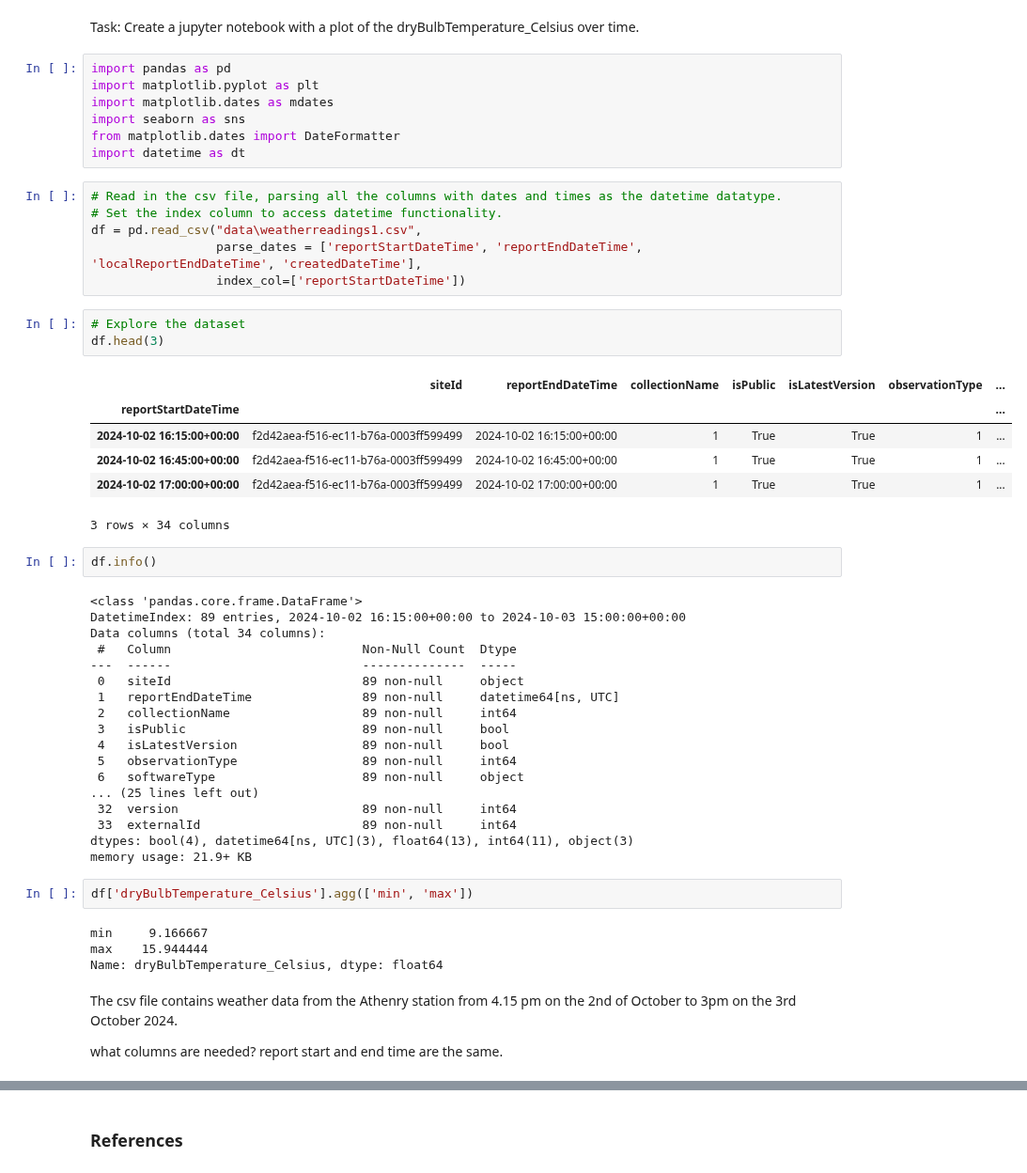
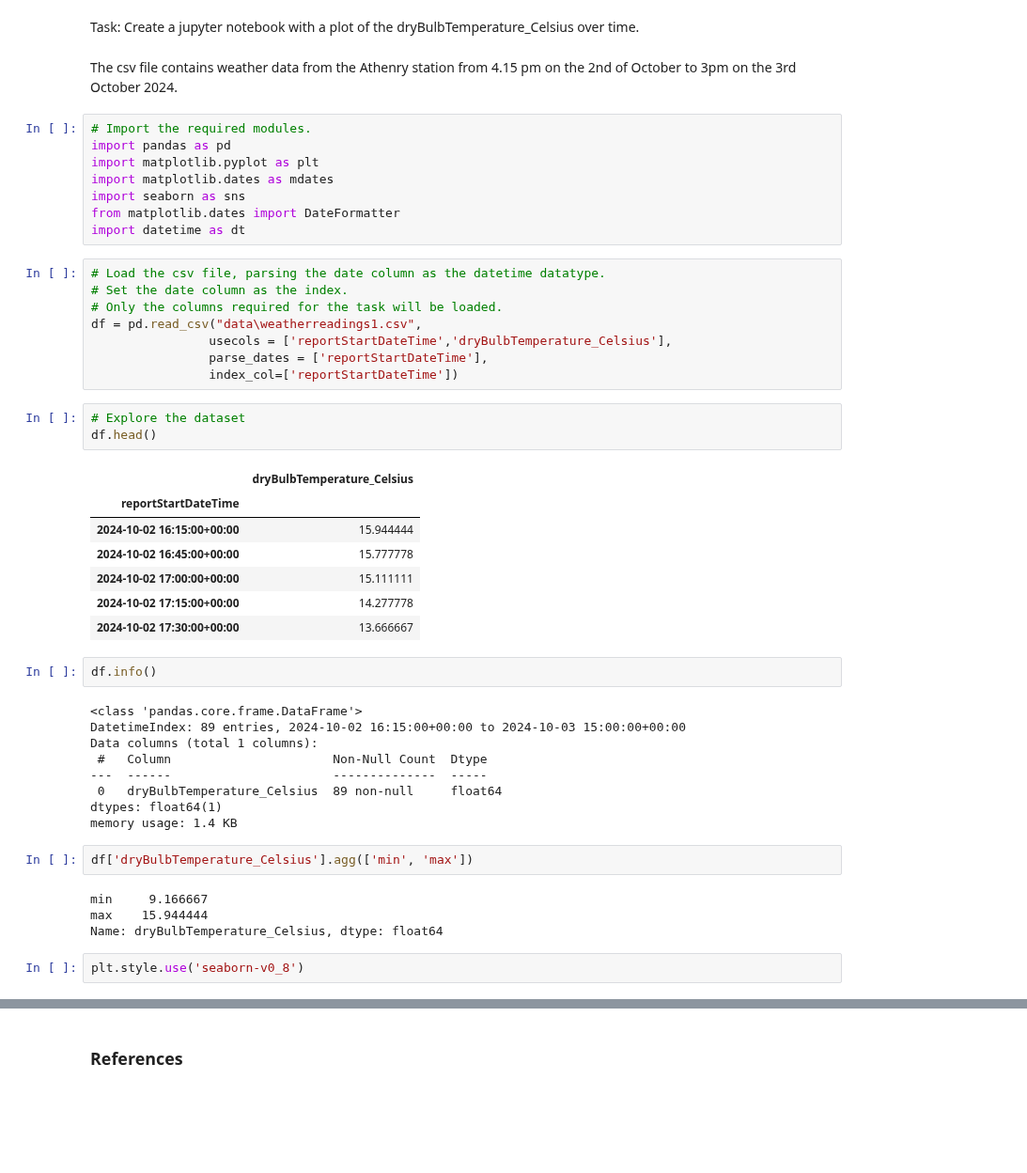
Before and after one commit to IreneKilgannon/PFDA, a Jupyter notebook: PFDA-assignments/assignment2-weather.ipynb, the cells around one changed output, grey strips where cells are left out. Shown at 94% size. Cells and saved outputs as stored; diff of their text form; blank space fills up the shorter version.

```diff
--- a/PFDA-assignments/assignment2-weather.ipynb
+++ b/PFDA-assignments/assignment2-weather.ipynb
@@ -2,7 +2,10 @@
 # Assignment 2: Weather
 # %% [markdown]
 Task: Create a jupyter notebook with a plot of the dryBulbTemperature_Celsius over time.
+# %% [markdown]
+The csv file contains weather data from the Athenry station from 4.15 pm on the 2nd of October to 3pm on the 3rd October 2024.
 # %%
+# Import the required modules.
 import pandas as pd
 import matplotlib.pyplot as plt
 import matplotlib.dates as mdates
@@ -10,48 +13,40 @@ import seaborn as sns
 from matplotlib.dates import DateFormatter
 import datetime as dt
 # %%
-# Read in the csv file, parsing all the columns with dates and times as the datetime datatype.
-# Set the index column to access datetime functionality.
+# Load the csv file, parsing the date column as the datetime datatype.
+# Set the date column as the index.
+# Only the columns required for the task will be loaded.
 df = pd.read_csv("data\weatherreadings1.csv",
-                 parse_dates = ['reportStartDateTime', 'reportEndDateTime', 'localReportEndDateTime', 'createdDateTime'],
-                 index_col=['reportStartDateTime'])
+                usecols = ['reportStartDateTime','dryBulbTemperature_Celsius'],
+                parse_dates = ['reportStartDateTime'],
+                index_col=['reportStartDateTime'])
 # %%
 # Explore the dataset
-df.head(3)
+df.head()
 # %% [output]
-|  | siteId | reportEndDateTime | collectionName | isPublic | isLatestVersion | observationType | ... |
-| reportStartDateTime |  |  |  |  |  |  | ... |
-| 2024-10-02 16:15:00+00:00 | f2d42aea-f516-ec11-b76a-0003ff599499 | 2024-10-02 16:15:00+00:00 | 1 | True | True | 1 | ... |
-| 2024-10-02 16:45:00+00:00 | f2d42aea-f516-ec11-b76a-0003ff599499 | 2024-10-02 16:45:00+00:00 | 1 | True | True | 1 | ... |
-| 2024-10-02 17:00:00+00:00 | f2d42aea-f516-ec11-b76a-0003ff599499 | 2024-10-02 17:00:00+00:00 | 1 | True | True | 1 | ... |
+|  | dryBulbTemperature_Celsius |
+| reportStartDateTime |  |
+| 2024-10-02 16:15:00+00:00 | 15.944444 |
+| 2024-10-02 16:45:00+00:00 | 15.777778 |
+| 2024-10-02 17:00:00+00:00 | 15.111111 |
+| 2024-10-02 17:15:00+00:00 | 14.277778 |
+| 2024-10-02 17:30:00+00:00 | 13.666667 |
-3 rows × 34 columns
 # %%
 df.info()
 # %% [output]
 <class 'pandas.core.frame.DataFrame'>
 DatetimeIndex: 89 entries, 2024-10-02 16:15:00+00:00 to 2024-10-03 15:00:00+00:00
-Data columns (total 34 columns):
- #   Column                          Non-Null Count  Dtype
----  ------                          --------------  -----
- 0   siteId                          89 non-null     object
- 1   reportEndDateTime               89 non-null     datetime64[ns, UTC]
- 2   collectionName                  89 non-null     int64
- 3   isPublic                        89 non-null     bool
- 4   isLatestVersion                 89 non-null     bool
- 5   observationType                 89 non-null     int64
- 6   softwareType                    89 non-null     object
-... (25 lines left out)
- 32  version                         89 non-null     int64
- 33  externalId                      89 non-null     int64
-dtypes: bool(4), datetime64[ns, UTC](3), float64(13), int64(11), object(3)
-memory usage: 21.9+ KB
+Data columns (total 1 columns):
+ #   Column                      Non-Null Count  Dtype
+---  ------                      --------------  -----
+ 0   dryBulbTemperature_Celsius  89 non-null     float64
+dtypes: float64(1)
+memory usage: 1.4 KB
 # %%
 df['dryBulbTemperature_Celsius'].agg(['min', 'max'])
 # %% [output]
 min     9.166667
 max    15.944444
 Name: dryBulbTemperature_Celsius, dtype: float64
-# %% [markdown]
-The csv file contains weather data from the Athenry station from 4.15 pm on the 2nd of October to 3pm on the 3rd October 2024.
-
-what columns are needed? report start and end time are the same.
+# %%
+plt.style.use('seaborn-v0_8')
```
Also changed, not shown: parts of 7 cells of this notebook.
